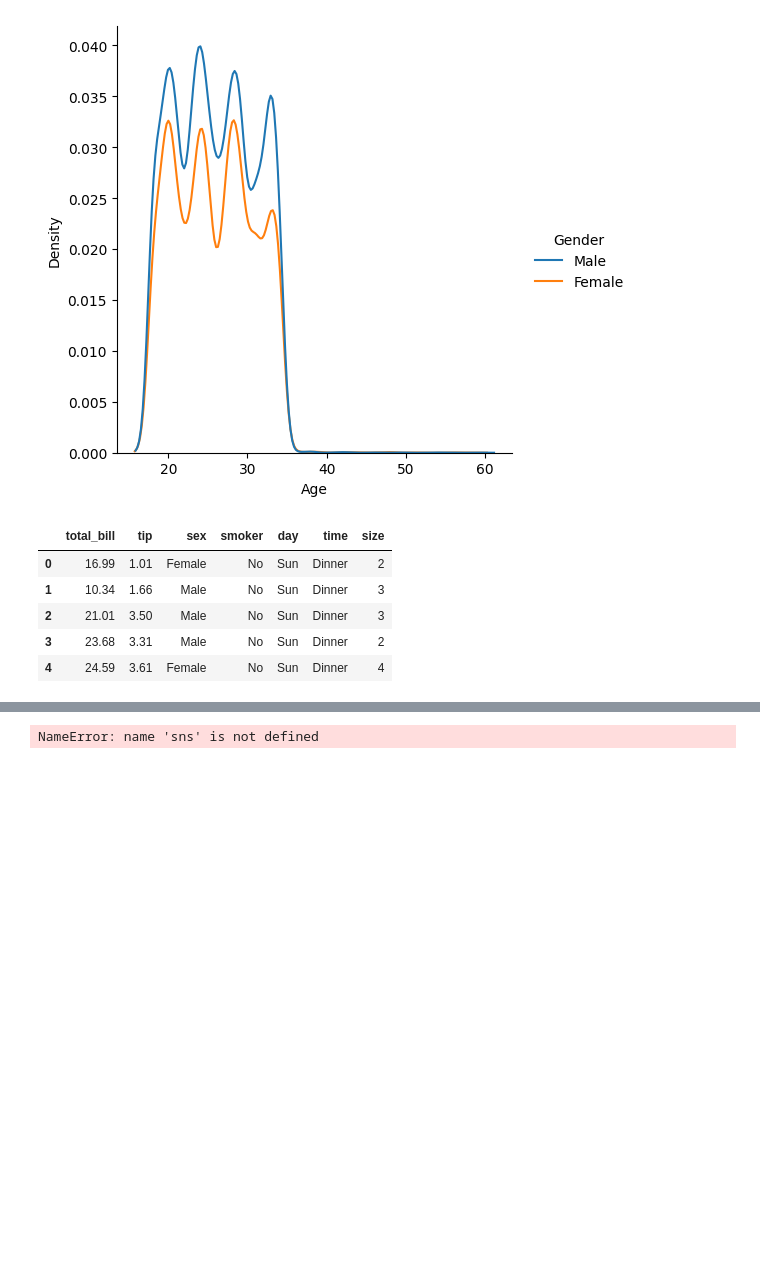
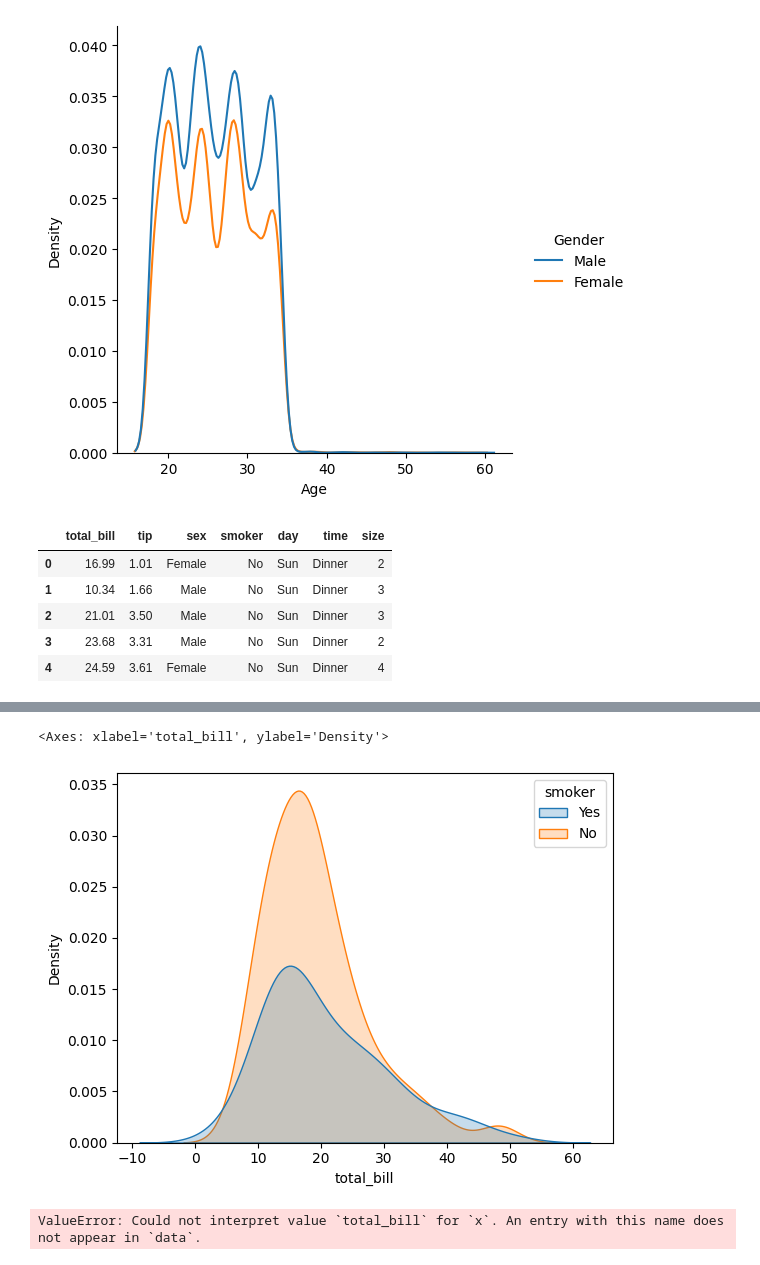
Before and after one commit to ashuwebdevloper/GEN-AI, a Jupyter notebook: Seaborn/starting.ipynb, the cells around one changed output, grey strips where cells are left out. Drawn from its saved outputs; the diff is of its cells as text; code cells hidden in the pictures; blank space fills up the shorter version.

```diff
--- a/Seaborn/starting.ipynb
+++ b/Seaborn/starting.ipynb
@@ -287,4 +289,11 @@ tips.histplot
 # %%
-sns.kdeplot(data=df, x='', hue='smoker', fill=True)
+import seaborn as sns
+
+sns.kdeplot(data=tips, x='total_bill', hue='smoker', fill=True)
 # %% [output]
-NameError: name 'sns' is not defined
+<Axes: xlabel='total_bill', ylabel='Density'>
+[figure, added]
+# %%
+sns.displot(data=df, x='total_bill', hue='smoker', kind='kde', fill=True)
+# %% [output]
+ValueError: Could not interpret value `total_bill` for `x`. An entry with this name does not appear in `data`.
```
Also changed, not shown: parts of 5 cells of this notebook.
